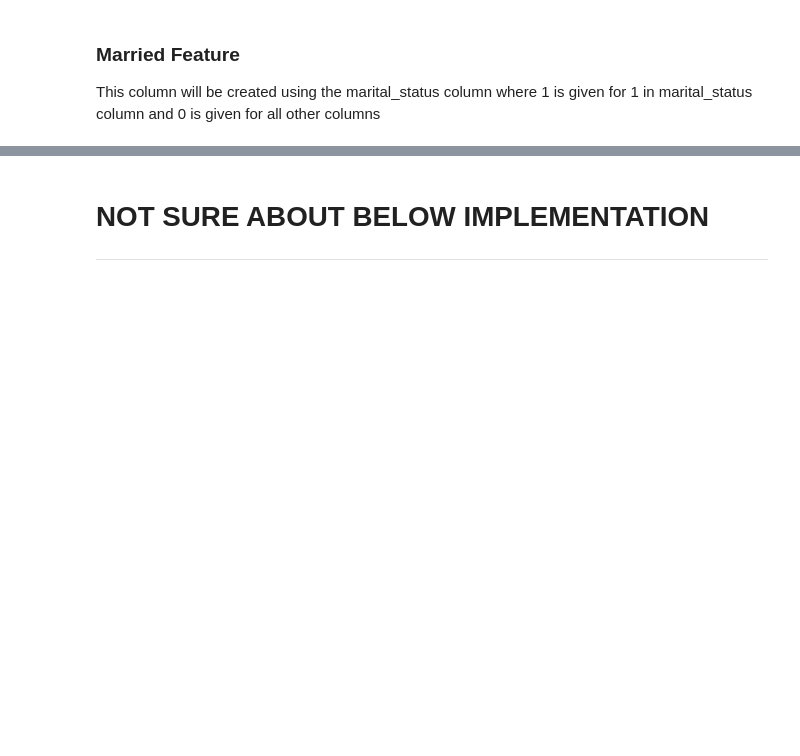
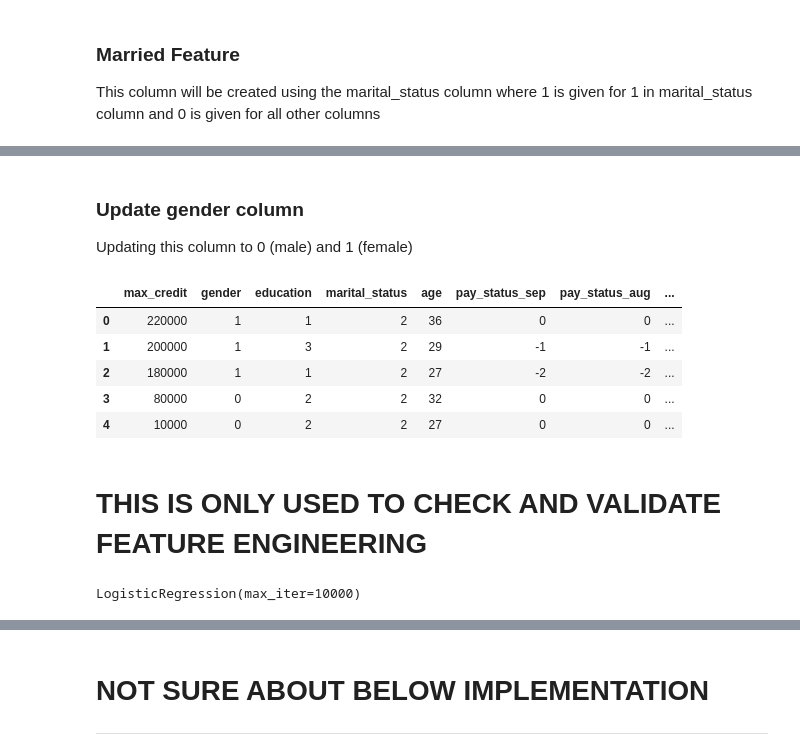
Before and after one commit to Astroraf/cc_default_prediction_model, a Jupyter notebook: notebooks/default_payment_eda.ipynb, the cells around one changed output, grey strips where cells are left out. Drawn from its saved outputs; the diff is of its cells as text; code cells hidden in the pictures; blank space fills up the shorter version.

```diff
--- a/notebooks/default_payment_eda.ipynb
+++ b/notebooks/default_payment_eda.ipynb
@@ -247,2 +247,18 @@ df.head()
 | 3 | 80000 | 1 | 2 | 2 | 32 | 0 | 0 | ... |
 | 4 | 10000 | 1 | 2 | 2 | 27 | 0 | 0 | ... |
+# %% [markdown]
+### Update gender column
+Updating this column to 0 (male) and 1 (female)
+# %%
+df.gender = df.gender.apply(lambda x: 0 if x==1 else 1)
+# %%
+df.head()
+# %% [output]
+|  | max_credit | gender | education | marital_status | age | pay_status_sep | pay_status_aug | ... |
+| 0 | 220000 | 1 | 1 | 2 | 36 | 0 | 0 | ... |
+| 1 | 200000 | 1 | 3 | 2 | 29 | -1 | -1 | ... |
+| 2 | 180000 | 1 | 1 | 2 | 27 | -2 | -2 | ... |
+| 3 | 80000 | 0 | 2 | 2 | 32 | 0 | 0 | ... |
+| 4 | 10000 | 0 | 2 | 2 | 27 | 0 | 0 | ... |
+# %% [markdown]
+# THIS IS ONLY USED TO CHECK AND VALIDATE FEATURE ENGINEERING
@@ -248,0 +274,5 @@ df.head()
+# %%
+logreg = LogisticRegression(max_iter = 10**4)
+logreg.fit(x_train, y_train)
+# %% [output]
+LogisticRegression(max_iter=10000)
```
Also changed, not shown: parts of 6 cells of this notebook.
